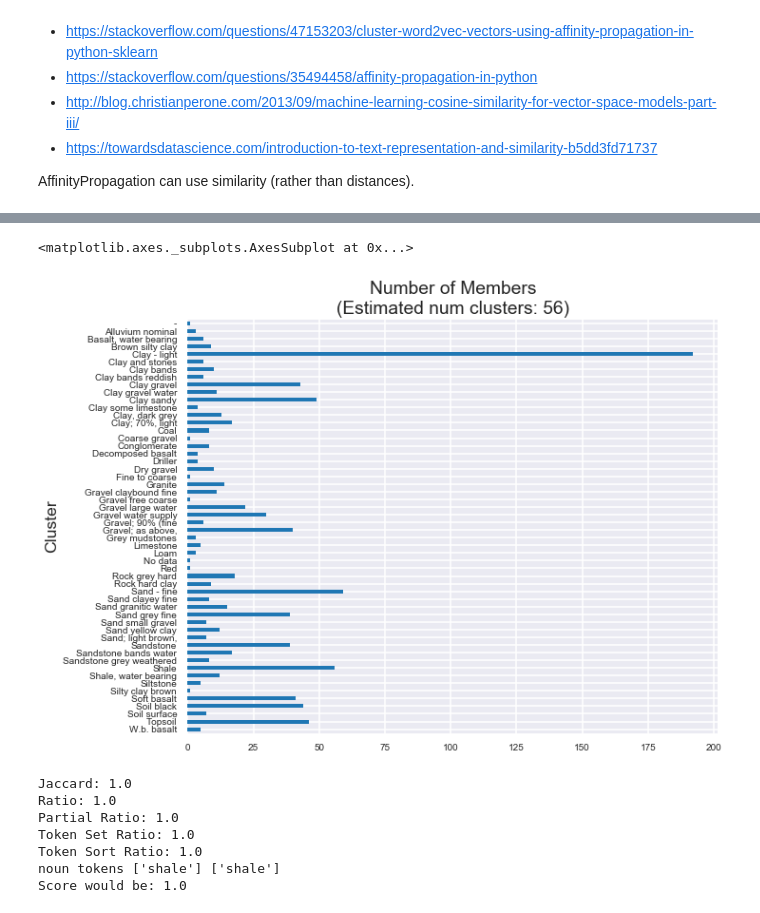
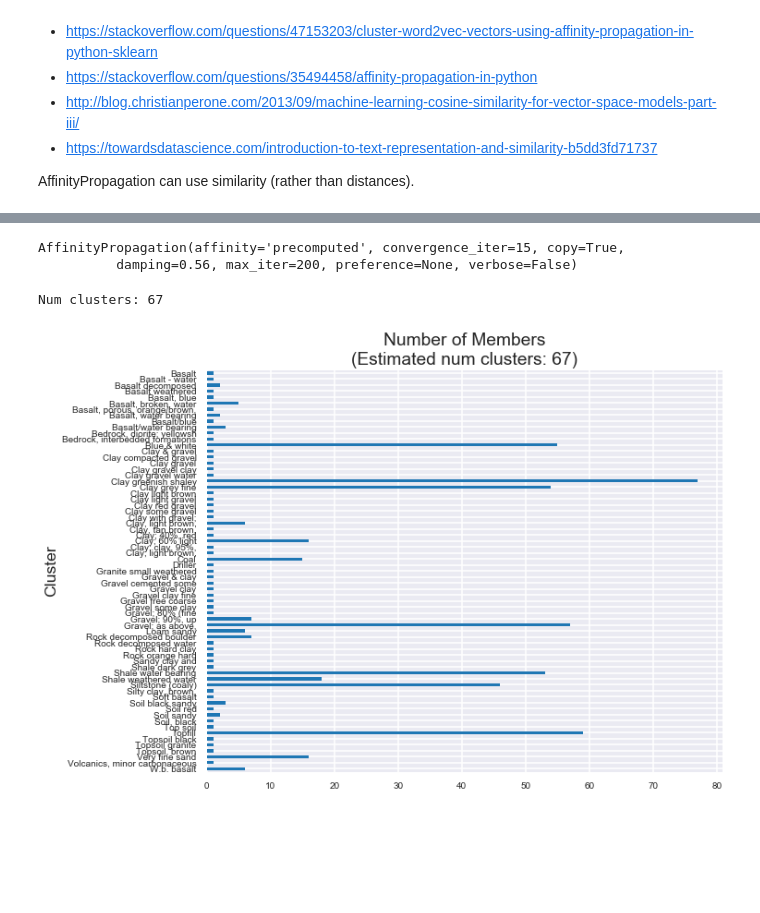
Before and after one commit to IFuentesSR/Litho, a Jupyter notebook: Lith Affinity Prop.ipynb, the cells around one changed output, grey strips where cells are left out. Cells and saved outputs as stored; diff of their text form; code cells hidden in the pictures; blank space fills up the shorter version.

```diff
--- a/Lith Affinity Prop.ipynb
+++ b/Lith Affinity Prop.ipynb
@@ -30,7 +31,6 @@ AffinityPropagation can use similarity (rather than distances).
 # %%
 cache = {}  # cache store for description string filtered to nouns only
 
-# Take two known overarching clusters for example
 temp_df = lith_code_desc.reset_index(drop=True)  # need numeric index
 
 nrow, ncol = len(temp_df.index), len(temp_df.index)
@@ -63,7 +63,7 @@ for row in temp_df.itertuples():
         # Larger values for the given description increase chance that it will be selected as an exemplar
         # may or may not be useful...
         if len(outer_stemmed) < 3:
-            exemplars[row.Index, row2.Index] = 100.0
+            exemplars[row.Index, row2.Index] = 1.0
         else:
             if len(outer_stemmed) > 5:
                 exemplars[row.Index, row2.Index] = 0.0
@@ -99,0 +88,6 @@ print(np.max(sim_matrix))
+# %%
+from sklearn.manifold import MDS
+
+# Cast to 2D space
+mds = MDS(n_components=2, dissimilarity="precomputed", random_state=5)
+pos = mds.fit_transform(1 - token_sim)
@@ -100,43 +98,47 @@ print(np.max(sim_matrix))
+# %%
+from sklearn.metrics.pairwise import cosine_similarity
+
+# Convert to cosine similarity matrix
+# , preference=-np.mean(exemplars)
+cos_sim = cosine_similarity(pos)
+ap_model = sklearn.cluster.AffinityPropagation(damping=0.56, affinity="precomputed")
+ap_model.fit(cos_sim)
+# %% [output]
+AffinityPropagation(affinity='precomputed', convergence_iter=15, copy=True,
+          damping=0.56, max_iter=200, preference=None, verbose=False)
+# %%
+cluster_centers_idx = ap_model.cluster_centers_indices_
+labels = ap_model.labels_
+unique_labels = np.unique(labels)
+n_clusters_ = len(cluster_centers_idx)
+print("Num clusters:", n_clusters_)
+# %% [output]
+Num clusters: 67
 # %%
 %matplotlib inline
 import seaborn as sns
 sns.set_style("darkgrid")
 sns.set_context("poster")
 
-cluster_centers_indices = ap_model.cluster_centers_indices_
-labels = ap_model.labels_
-n_clusters_ = len(cluster_centers_indices)
-
 cluster_data = {}
 for k in range(n_clusters_):
     class_members = labels == k
 
     cluster_size = len(class_members[class_members == True])
-    exemplar = lith_desc[cluster_centers_indices[k]]
+    exemplar = lith_desc[cluster_centers_idx[k]]
     exemplar = ' '.join(exemplar.split()[0:3])
     cluster_data[exemplar] = cluster_size
 # End for
 
 fig, ax = plt.subplots(figsize=(10,8))
 clustered_info = pd.DataFrame.from_dict(cluster_data, orient='index')
 clustered_info.index.name = 'Cluster'
 clustered_info.columns = ['Members']
 clustered_info.sort_index(ascending=False, inplace=True)
 clustered_info.plot(kind='barh', fontsize=10, title=f'Number of Members\n(Estimated num clusters: {n_clusters_})',
-                    legend=False, ax=ax)
+                    legend=False, ax=ax);
 # %% [output]
-<matplotlib.axes._subplots.AxesSubplot at 0x...>
-[figure, old version]
+[figure, new version]
-# %%
-print_sim_compare("shale/yellow", "yellow shale", stopw2)
-# %% [output]
-Jaccard: 1.0
-Ratio: 1.0
-Partial Ratio: 1.0
-Token Set Ratio: 1.0
-Token Sort Ratio: 1.0
-noun tokens ['shale'] ['shale']
-Score would be: 1.0
 # %%
 # Write out results to csv
 res = {}
```
Also changed, not shown: parts of 11 cells of this notebook.
